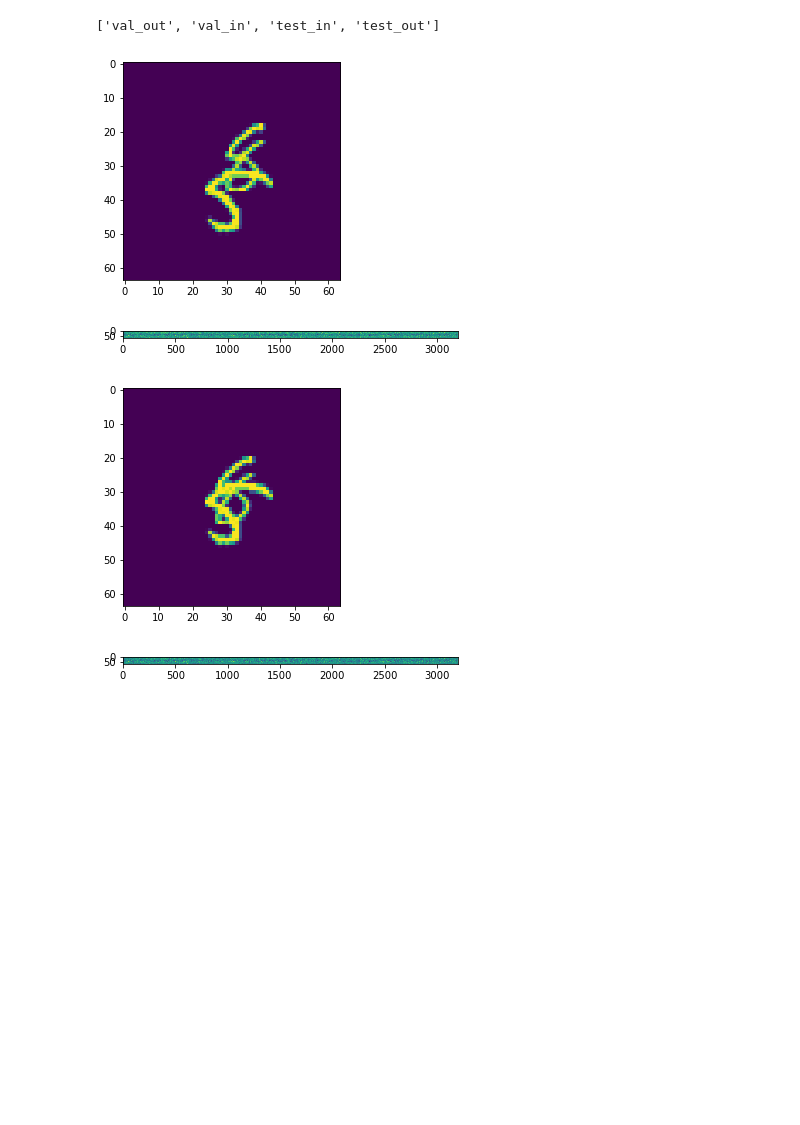
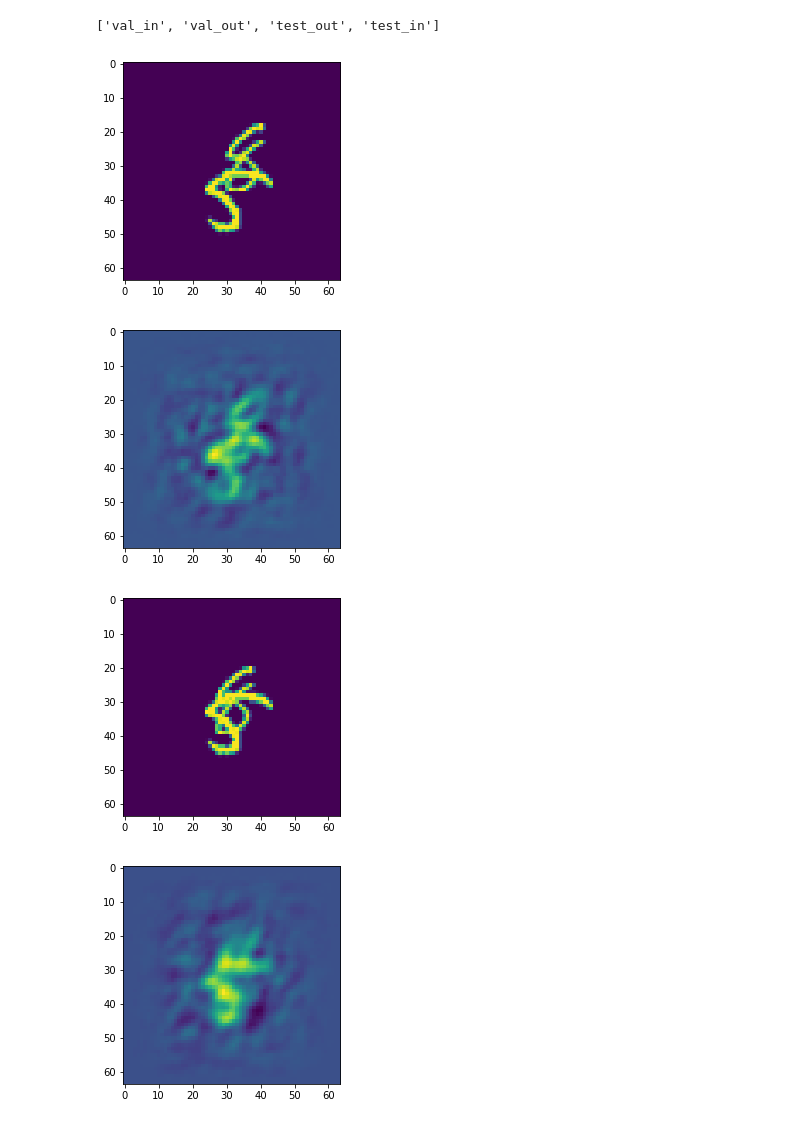
Before and after one commit to Kuangdang/autoencoder, a Jupyter notebook: show_result.ipynb, the cells around one changed output. Saved outputs shown, nothing was run; the diff lists cells and outputs as text; code cells hidden in the pictures; blank space fills up the shorter version.

Commit message:
separate val and test

```diff
--- a/show_result.ipynb
+++ b/show_result.ipynb
@@ -3,26 +3,26 @@ import numpy as np
 import matplotlib.pyplot as plt
 
 %matplotlib inline
-data = np.load("../record/outputs.npz")
+data = np.load("./record/outputs.npz")
 
 data.files
 # %% [output]
-['val_out', 'val_in', 'test_in', 'test_out']
+['val_in', 'val_out', 'test_out', 'test_in']
 # %%
-val_outputs = data['val_out']
+val_outputs = data['val_out'][6]
 val_ins = data['val_in']
 
 
 for j in range(5):
     tmp_in = val_ins[j*(-1)-1,0]
     plt.figure()
     plt.imshow(tmp_in.reshape(64,-1))
     tmp_out = val_outputs[j,0,:]
     plt.figure()
     plt.imshow(tmp_out.reshape(64,-1))
 # %% [output]
 [figure]
-[figure, old version]
+[figure, new version]
 [figure]
-[figure, old version]
+[figure, new version]
 [figure]
```
Also changed, not shown: parts of 2 cells of this notebook.
